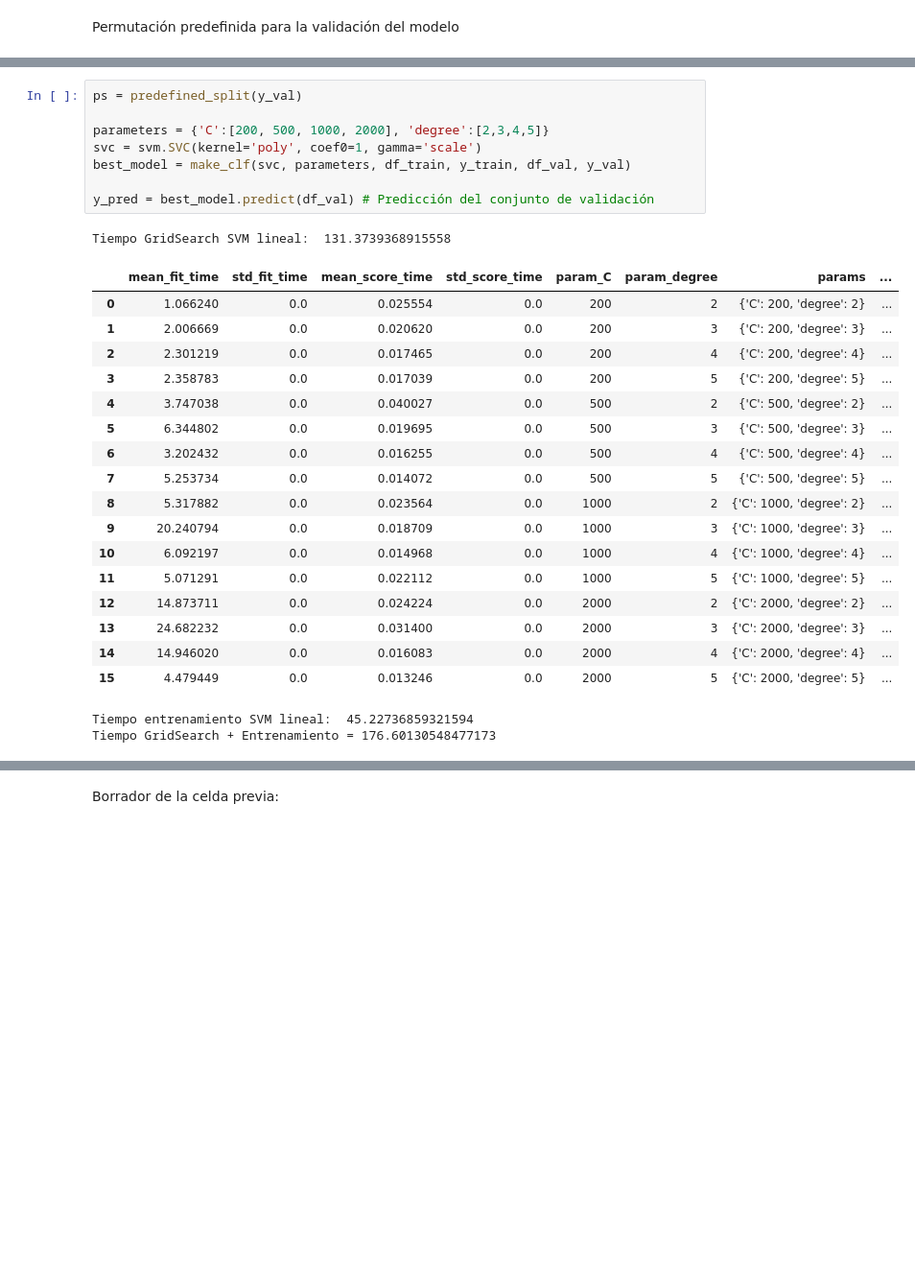
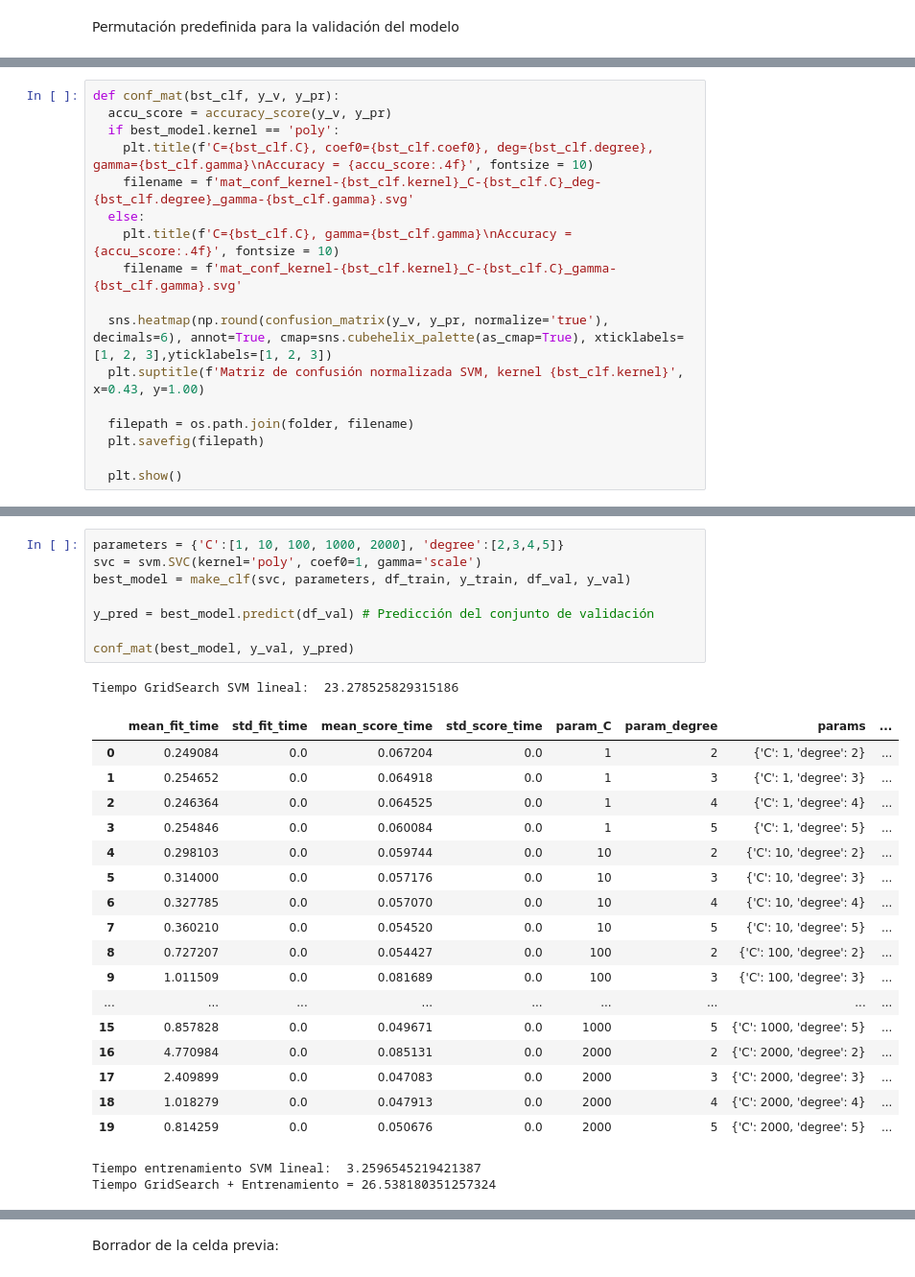
Before and after one commit to d4vidi4n/borradores, a Jupyter notebook: Proyecto_IC_Jorge_Estrada.ipynb, the cells around one changed output, grey strips where cells are left out. Shown at 96% size. Cells and saved outputs as stored; diff of their text form; blank space fills up the shorter version.

```diff
--- a/Proyecto_IC_Jorge_Estrada.ipynb
+++ b/Proyecto_IC_Jorge_Estrada.ipynb
@@ -304,0 +307,17 @@ def make_clf(svc, params_svc, df_t, y_t, df_v, y_v):
+# %%
+def conf_mat(bst_clf, y_v, y_pr):
+  accu_score = accuracy_score(y_v, y_pr)
+  if best_model.kernel == 'poly':
+    plt.title(f'C={bst_clf.C}, coef0={bst_clf.coef0}, deg={bst_clf.degree}, gamma={bst_clf.gamma}\nAccuracy = {accu_score:.4f}', fontsize = 10)
+    filename = f'mat_conf_kernel-{bst_clf.kernel}_C-{bst_clf.C}_deg-{bst_clf.degree}_gamma-{bst_clf.gamma}.svg'
+  else:
+    plt.title(f'C={bst_clf.C}, gamma={bst_clf.gamma}\nAccuracy = {accu_score:.4f}', fontsize = 10)
+    filename = f'mat_conf_kernel-{bst_clf.kernel}_C-{bst_clf.C}_gamma-{bst_clf.gamma}.svg'
+
+  sns.heatmap(np.round(confusion_matrix(y_v, y_pr, normalize='true'), decimals=6), annot=True, cmap=sns.cubehelix_palette(as_cmap=True), xticklabels=[1, 2, 3],yticklabels=[1, 2, 3])
+  plt.suptitle(f'Matriz de confusión normalizada SVM, kernel {bst_clf.kernel}', x=0.43, y=1.00)
+
+  filepath = os.path.join(folder, filename)
+  plt.savefig(filepath)
+
+  plt.show()
@@ -305,29 +414,29 @@ def make_clf(svc, params_svc, df_t, y_t, df_v, y_v):
 # %%
-ps = predefined_split(y_val)
-
-parameters = {'C':[200, 500, 1000, 2000], 'degree':[2,3,4,5]}
+parameters = {'C':[1, 10, 100, 1000, 2000], 'degree':[2,3,4,5]}
 svc = svm.SVC(kernel='poly', coef0=1, gamma='scale')
 best_model = make_clf(svc, parameters, df_train, y_train, df_val, y_val)
 
 y_pred = best_model.predict(df_val) # Predicción del conjunto de validación
+
+conf_mat(best_model, y_val, y_pred)
 # %% [output]
-Tiempo GridSearch SVM lineal:  131.3739368915558
+Tiempo GridSearch SVM lineal:  23.278525829315186
 |  | mean_fit_time | std_fit_time | mean_score_time | std_score_time | param_C | param_degree | params | ... |
-| 0 | 1.066240 | 0.0 | 0.025554 | 0.0 | 200 | 2 | {'C': 200, 'degree': 2} | ... |
-| 1 | 2.006669 | 0.0 | 0.020620 | 0.0 | 200 | 3 | {'C': 200, 'degree': 3} | ... |
-| 2 | 2.301219 | 0.0 | 0.017465 | 0.0 | 200 | 4 | {'C': 200, 'degree': 4} | ... |
-| 3 | 2.358783 | 0.0 | 0.017039 | 0.0 | 200 | 5 | {'C': 200, 'degree': 5} | ... |
-| 4 | 3.747038 | 0.0 | 0.040027 | 0.0 | 500 | 2 | {'C': 500, 'degree': 2} | ... |
-| 5 | 6.344802 | 0.0 | 0.019695 | 0.0 | 500 | 3 | {'C': 500, 'degree': 3} | ... |
-| 6 | 3.202432 | 0.0 | 0.016255 | 0.0 | 500 | 4 | {'C': 500, 'degree': 4} | ... |
-| 7 | 5.253734 | 0.0 | 0.014072 | 0.0 | 500 | 5 | {'C': 500, 'degree': 5} | ... |
-| 8 | 5.317882 | 0.0 | 0.023564 | 0.0 | 1000 | 2 | {'C': 1000, 'degree': 2} | ... |
-| 9 | 20.240794 | 0.0 | 0.018709 | 0.0 | 1000 | 3 | {'C': 1000, 'degree': 3} | ... |
-| 10 | 6.092197 | 0.0 | 0.014968 | 0.0 | 1000 | 4 | {'C': 1000, 'degree': 4} | ... |
-| 11 | 5.071291 | 0.0 | 0.022112 | 0.0 | 1000 | 5 | {'C': 1000, 'degree': 5} | ... |
-| 12 | 14.873711 | 0.0 | 0.024224 | 0.0 | 2000 | 2 | {'C': 2000, 'degree': 2} | ... |
-| 13 | 24.682232 | 0.0 | 0.031400 | 0.0 | 2000 | 3 | {'C': 2000, 'degree': 3} | ... |
-| 14 | 14.946020 | 0.0 | 0.016083 | 0.0 | 2000 | 4 | {'C': 2000, 'degree': 4} | ... |
-| 15 | 4.479449 | 0.0 | 0.013246 | 0.0 | 2000 | 5 | {'C': 2000, 'degree': 5} | ... |
+| 0 | 0.249084 | 0.0 | 0.067204 | 0.0 | 1 | 2 | {'C': 1, 'degree': 2} | ... |
+| 1 | 0.254652 | 0.0 | 0.064918 | 0.0 | 1 | 3 | {'C': 1, 'degree': 3} | ... |
+| 2 | 0.246364 | 0.0 | 0.064525 | 0.0 | 1 | 4 | {'C': 1, 'degree': 4} | ... |
+| 3 | 0.254846 | 0.0 | 0.060084 | 0.0 | 1 | 5 | {'C': 1, 'degree': 5} | ... |
+| 4 | 0.298103 | 0.0 | 0.059744 | 0.0 | 10 | 2 | {'C': 10, 'degree': 2} | ... |
+| 5 | 0.314000 | 0.0 | 0.057176 | 0.0 | 10 | 3 | {'C': 10, 'degree': 3} | ... |
+| 6 | 0.327785 | 0.0 | 0.057070 | 0.0 | 10 | 4 | {'C': 10, 'degree': 4} | ... |
+| 7 | 0.360210 | 0.0 | 0.054520 | 0.0 | 10 | 5 | {'C': 10, 'degree': 5} | ... |
+| 8 | 0.727207 | 0.0 | 0.054427 | 0.0 | 100 | 2 | {'C': 100, 'degree': 2} | ... |
+| 9 | 1.011509 | 0.0 | 0.081689 | 0.0 | 100 | 3 | {'C': 100, 'degree': 3} | ... |
+| ... | ... | ... | ... | ... | ... | ... | ... | ... |
+| 15 | 0.857828 | 0.0 | 0.049671 | 0.0 | 1000 | 5 | {'C': 1000, 'degree': 5} | ... |
+| 16 | 4.770984 | 0.0 | 0.085131 | 0.0 | 2000 | 2 | {'C': 2000, 'degree': 2} | ... |
+| 17 | 2.409899 | 0.0 | 0.047083 | 0.0 | 2000 | 3 | {'C': 2000, 'degree': 3} | ... |
+| 18 | 1.018279 | 0.0 | 0.047913 | 0.0 | 2000 | 4 | {'C': 2000, 'degree': 4} | ... |
+| 19 | 0.814259 | 0.0 | 0.050676 | 0.0 | 2000 | 5 | {'C': 2000, 'degree': 5} | ... |
-Tiempo entrenamiento SVM lineal:  45.22736859321594
-Tiempo GridSearch + Entrenamiento = 176.60130548477173
+Tiempo entrenamiento SVM lineal:  3.2596545219421387
+Tiempo GridSearch + Entrenamiento = 26.538180351257324
```
Also changed, not shown: parts of 27 cells of this notebook.
